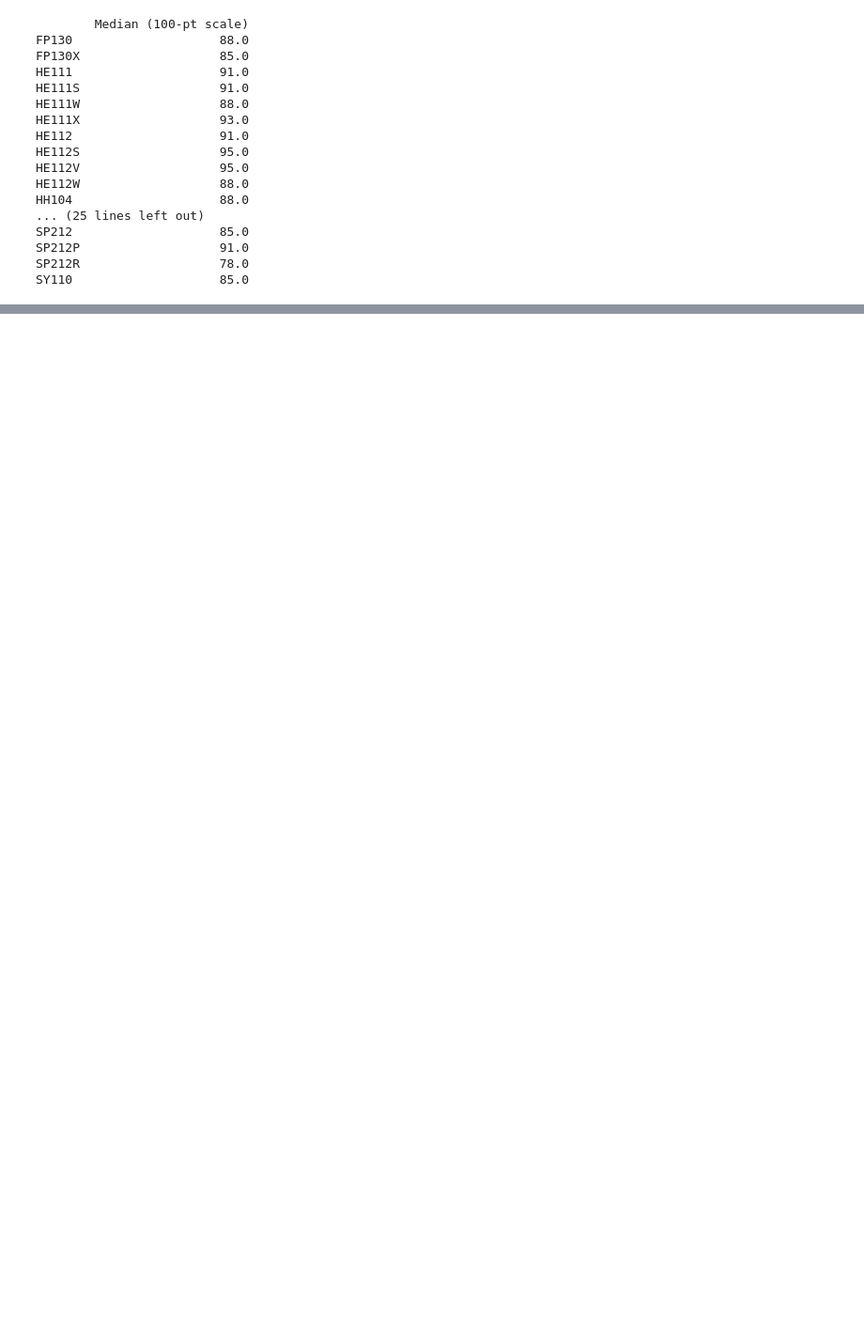
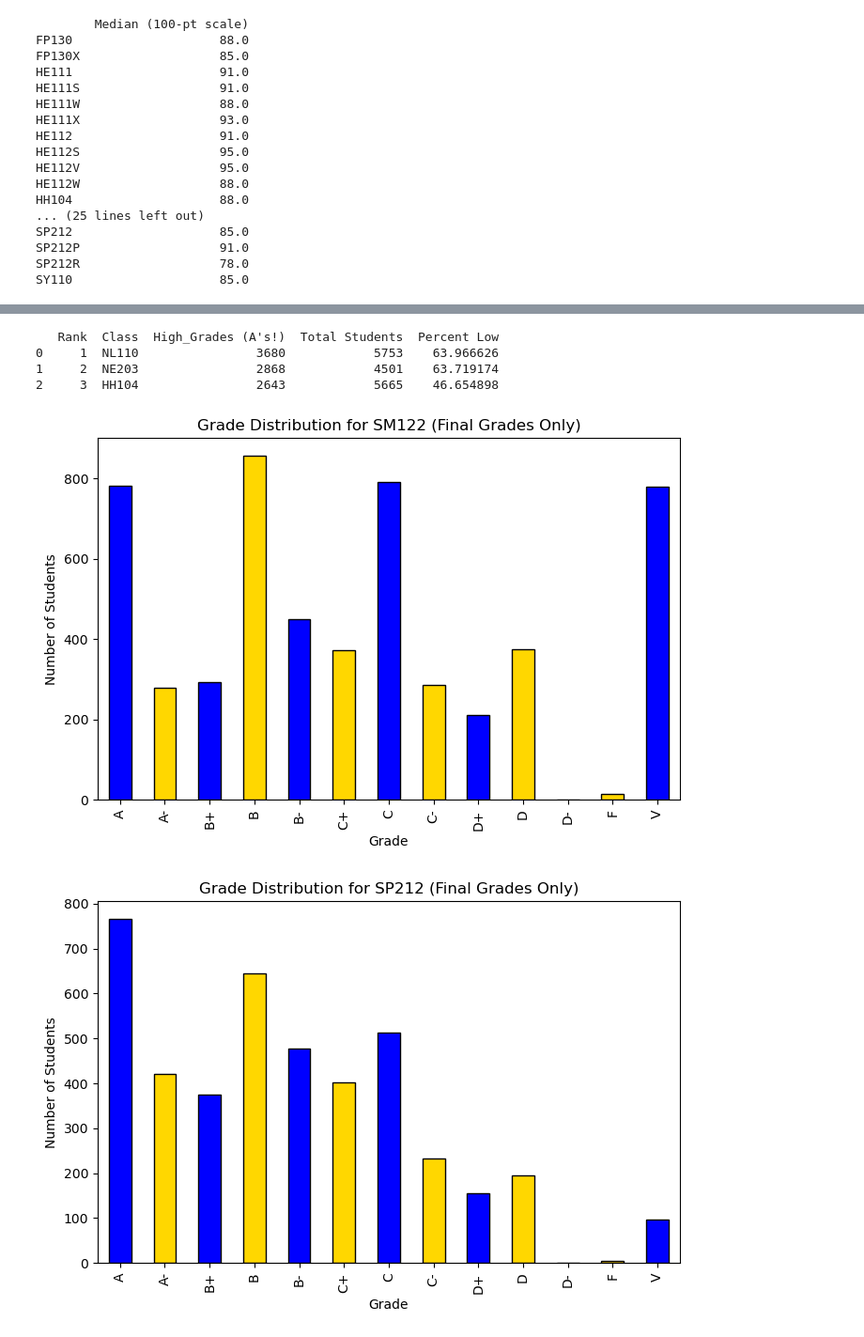
Before and after one commit to dschipper26/SI470, a Jupyter notebook: Lab_01.ipynb, the cells around one changed output, grey strips where cells are left out. Shown: that part at 94% size. Saved outputs shown, nothing was run; the diff lists cells and outputs as text; code cells hidden in the pictures; blank space fills up the shorter version.

```diff
--- a/Lab_01.ipynb
+++ b/Lab_01.ipynb
@@ -139,0 +116,76 @@ print(summary_df)
+# %%
+# Step 1: Clean grades (use last entry if multiple)
+df_clean = df.map(extract_final_grade)
+
+# Step 2: Valid grades (we only want those in mapping)
+valid_grades = list(grade_to_numeric.keys())
+df_clean = df_clean.map(lambda g: g if g in valid_grades else None)
+
+# Step 3: Count A’s per class
+risk_summary = []
+
+for col in df_clean.columns:
+    grades = df_clean[col].dropna()
+
+    # Count only low grades
+    high_count = grades.isin(["A+", "A", "A-"]).sum()
+
+    # Total students (valid grades only)
+    total_students = len(grades)
+
+    # Build row
+    risk_summary.append({
+        "Class": col,
+        "High_Grades (A's!)": high_count,
+        "Total Students": total_students,
+        "Percent Low": (high_count / total_students * 100) if total_students > 0 else 0
+    })
+
+# Step 4: Make DataFrame and rank
+risk_df = pd.DataFrame(risk_summary)
+risk_df = risk_df.sort_values("High_Grades (A's!)", ascending=False).reset_index(drop=True)
+
+risk_df.insert(0, "Rank", risk_df.index + 1)
+
+print(risk_df.head(3))  # top 10 riskiest classes
+# %% [output]
+   Rank  Class  High_Grades (A's!)  Total Students  Percent Low
+0     1  NL110                3680            5753    63.966626
+1     2  NE203                2868            4501    63.719174
+2     3  HH104                2643            5665    46.654898
+# %%
+import matplotlib.pyplot as plt
+
+valid_grades_with_v = list(grade_to_numeric.keys()) + ["V"]
+
+# Build alternating colors list
+colors = ["blue", "gold"] * (len(valid_grades_with_v) // 2 + 1)
+colors = colors[:len(valid_grades_with_v)]  # trim to right length
+
+def plot_class_histogram(df_clean, class_code):
+    """Plot grade distribution for a given class with alternating blue/gold bars."""
+    grades = df_clean[class_code].dropna()
+    grades = grades[grades.isin(valid_grades_with_v)]
+
+    counts = grades.value_counts().reindex(valid_grades_with_v, fill_value=0)
+
+    plt.figure(figsize=(8, 5))
+    counts.plot(
+        kind="bar",
+        color=colors,
+        edgecolor="black"
+    )
+    plt.title(f"Grade Distribution for {class_code} (Final Grades Only)")
+    plt.xlabel("Grade")
+    plt.ylabel("Number of Students")
+    plt.show()
+
+# Plot for your three classes
+plot_class_histogram(df_clean, "SM122")
+plot_class_histogram(df_clean, "SP212")
+plot_class_histogram(df_clean, "HE112")
+
+#due to wanting to include validated grades, I chose to make the x-axis the letter grades versus a range
+# %% [output]
+[figure, added]
+[figure, added]
```
Also changed, not shown: parts of 6 cells of this notebook.
